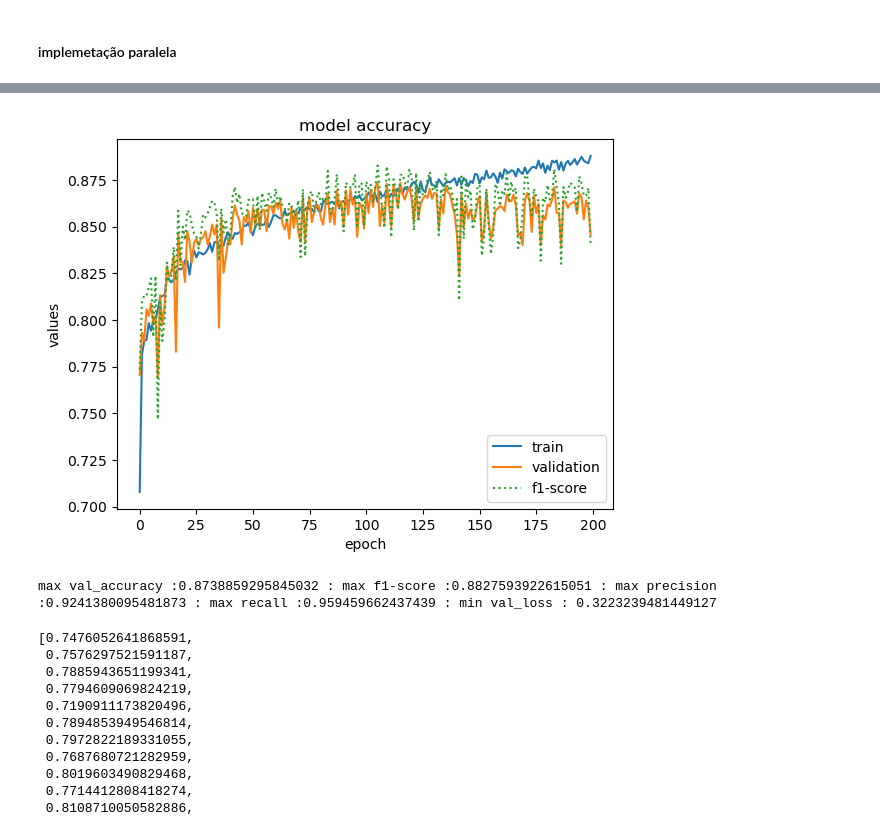
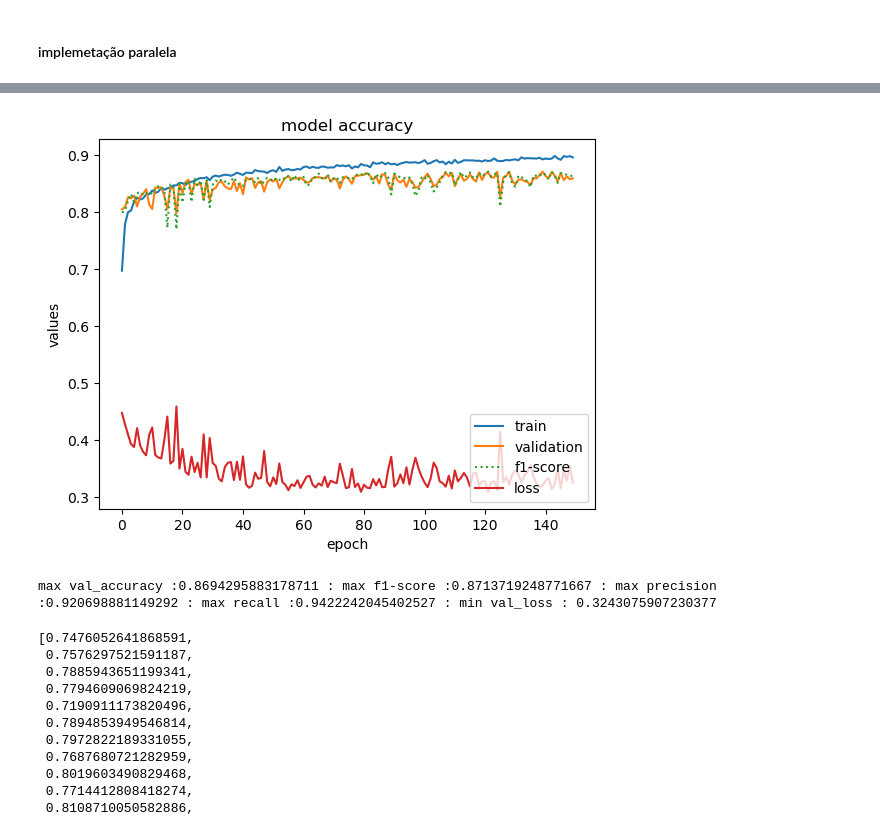
Before and after one commit to danielteodosio/parallelConvolutionExperiments, a Jupyter notebook: exploration6/ParallelH3DataNetworkExperiments.ipynb, the cells around one changed output, grey strips where cells are left out. Cells and saved outputs as stored; diff of their text form; code cells hidden in the pictures.

Commit message:
checkpoint_07_07

```diff
--- a/exploration6/ParallelH3DataNetworkExperiments.ipynb
+++ b/exploration6/ParallelH3DataNetworkExperiments.ipynb
@@ -217,7 +217,7 @@ input_train1[0].shape
 # %%
 uniqueInput = keras.Input(shape=(497, 16))
 
-conv1R0 = keras.layers.Conv1D(10, kernel_size= 1, strides= 1, padding='same', activation='relu', input_shape = (497, 16), use_bias= True)(uniqueInput)
+conv1R0 = keras.layers.Conv1D(10, kernel_size= 6, strides= 1, padding='same', activation='relu', input_shape = (497, 16), use_bias= True)(uniqueInput)
 pool1R0 = keras.layers.AveragePooling1D(pool_size=11, strides= 3, padding='valid')(conv1R0)
 conv2R0 = keras.layers.Conv1D(35, kernel_size= 1, strides= 1, padding='valid', activation='relu', input_shape = (163, 10), use_bias= True)(pool1R0)
 pool2R0 = keras.layers.AveragePooling1D(pool_size=37, strides= 21, padding='valid')(conv2R0)
@@ -249,7 +249,7 @@ flat0 =  keras.layers.Flatten()(pool3R0)
 # pool3R3 = keras.layers.GlobalAveragePooling1D()(conv3R3)
 # flat3 =  keras.layers.Flatten()(pool3R3)
 
-#concatenated_filters = keras.layers.concatenate([flat0, flat1])
+#concatenated_filters = keras.layers.concatenate([flat0, flat1, flat2])
 
 
 dense1 = keras.layers.Dense(100, activation=keras.layers.LeakyReLU(alpha=0.3))(flat0)  #keras.layers.LeakyReLU(alpha=0.3)
@@ -304,8 +304,8 @@ model.compile(loss=keras.losses.BinaryCrossentropy(reduction='sum_over_batch_siz
             , optimizer= keras.optimizers.Adam(learning_rate=0.001))   #sum_over_batch_size
 # %%
 
-callback = tf.keras.callbacks.ModelCheckpoint('exp/bmw1/best_model1_acc04.h5', monitor='val_accuracy', mode='max', save_best_only=True)
+callback = tf.keras.callbacks.ModelCheckpoint('exp/bmw6/best_model_acc6_09.h5', monitor='val_accuracy', mode='max', save_best_only=True)
 
-historyf = model.fit(input_train, output_train, epochs= 200, batch_size = 32,
+historyf = model.fit(input_train, output_train, epochs= 150, batch_size = 32,
                      validation_data=(input_validation, output_validation), shuffle= True, callbacks=[callback]) # validation_split = 0.33
 # %% [output]
@@ -342,23 +342,23 @@ modelBest.evaluate(input_test, output_test, batch_size= 2245)  #3741
 # %%
 \
 plt.plot(historyf.history['accuracy'])
 plt.plot(historyf.history['val_accuracy'])
 plt.plot(historyf.history['val_f1_m'], linestyle='dotted')
-#plt.plot(historyf.history['val_loss'])
+plt.plot(historyf.history['val_loss'])
 plt.title('model accuracy')
 plt.ylabel('values')
 plt.xlabel('epoch')
 plt.legend(['train', 'validation', 'f1-score', 'loss'], loc='lower right')
 plt.show()
 # %% [output]
-[figure, old version]
+[figure, new version]
 # %%
 #print('max val_accuracy :' + str(max(historyf.history['val_accuracy'])) + '; ' + 'min val_loss : ' + str(min(historyf.history['val_loss'])) )
 
 
 print('max val_accuracy :' + str(max(historyf.history['val_accuracy'])) + ' : ' + 'max f1-score :' + str(max(historyf.history['val_f1_m'])) + ' : '+ 'max precision :' + str(max(historyf.history['val_precision_m'])) + ' : ' + 'max recall :' + str(max(historyf.history['val_recall_m']))  + ' : ' + 'min val_loss : ' + str(min(historyf.history['val_loss'])) )
 # %% [output]
-max val_accuracy :0.8738859295845032 : max f1-score :0.8827593922615051 : max precision :0.9241380095481873 : max recall :0.959459662437439 : min val_loss : 0.3223239481449127
+max val_accuracy :0.8694295883178711 : max f1-score :0.8713719248771667 : max precision :0.920698881149292 : max recall :0.9422242045402527 : min val_loss : 0.3243075907230377
 # %%
 historyf.history['val_accuracy']
 # %% [output]
```
Also changed, not shown: parts of 5 cells of this notebook, 14 other files.
